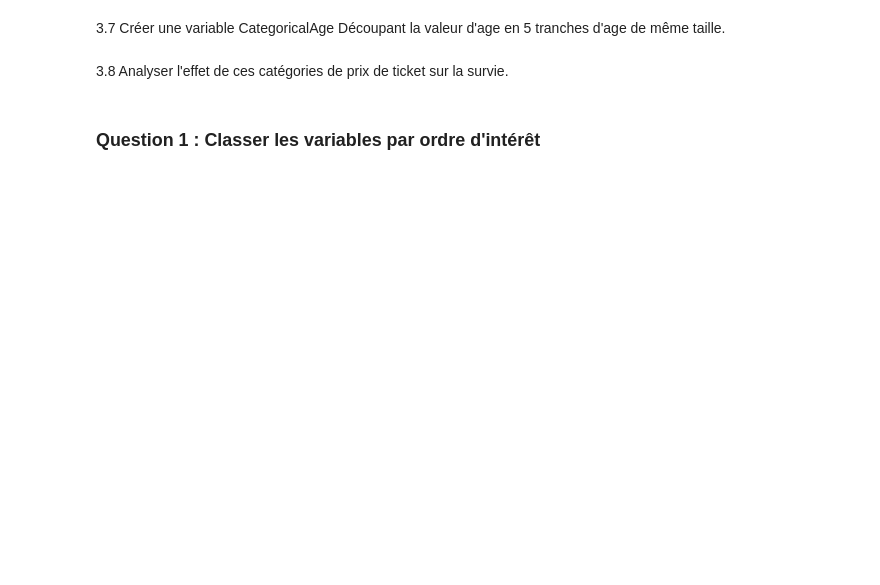
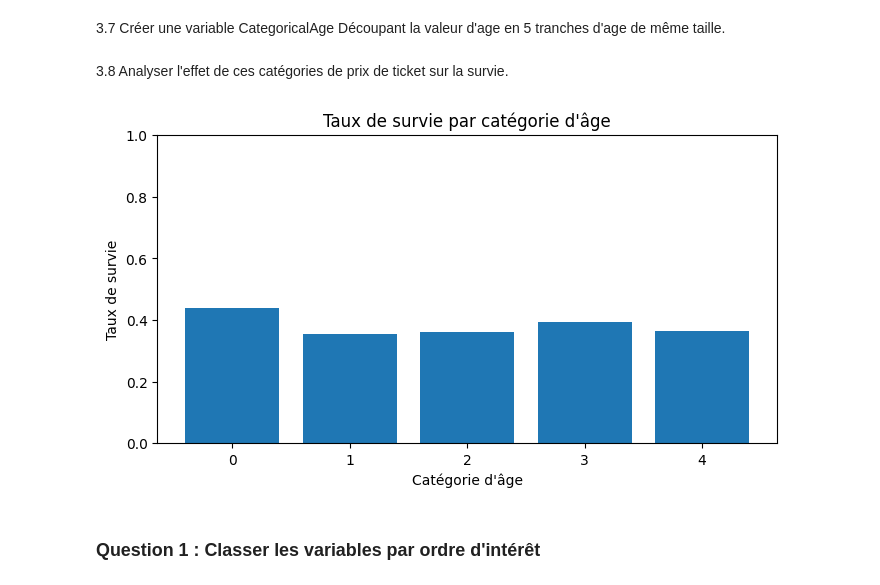
Before and after one commit to jeanlamarre16/datascience, a Jupyter notebook: TP2_prepa_feature.ipynb, the cells around one changed output. Drawn from its saved outputs; the diff is of its cells as text; code cells hidden in the pictures; blank space fills up the shorter version.

```diff
--- a/TP2_prepa_feature.ipynb
+++ b/TP2_prepa_feature.ipynb
@@ -397,3 +395,20 @@ plot_survival_by_categorical_fare(df_train)
 [figure]
 # %% [markdown]
 3.6 Combien de valeurs d'Age manquent ? Complète par des valeurs entières aléatoires entre (moyenne - écart type) et (moyenne + écart type).
+# %%
+def fill_age_na(df):
+    missing_age_count = df['Age'].isnull().sum()
+    print(f"Nombre de valeurs manquantes pour l'âge : {missing_age_count}")
+
+    age_moyen = df['Age'].mean()
+    std_age = df['Age'].std()
+    lower_bound = int(age_moyen - std_age)
+    upper_bound = int(age_moyen + std_age)
+
+    random_ages = np.random.randint(lower_bound, upper_bound, size=missing_age_count)
+    df.loc[df['Age'].isnull(), 'Age'] = random_ages
+
+    return df
+
+df_train = fill_age_na(df_train)
+df_test = fill_age_na(df_test)
@@ -400,6 +418,27 @@ plot_survival_by_categorical_fare(df_train)
 # %% [markdown]
 3.7 Créer une variable CategoricalAge Découpant la valeur d'age en 5 tranches d'age de même taille.
+# %%
+def create_categorical_age(df):
+    df['CategoricalAge'] = pd.qcut(df['Age'], 5, labels=False)
+    return df
+
+df_train = create_categorical_age(df_train)
+df_test = create_categorical_age(df_test)
 # %% [markdown]
 3.8 Analyser l'effet de ces catégories de prix de ticket sur la survie.
+# %%
+def plot_survival_by_categorical_age(df):
+    survival_rates = df.groupby('CategoricalAge')['Survived'].mean()
+    plt.figure(figsize=(8, 4))
+    plt.bar(survival_rates.index, survival_rates.values)
+    plt.title('Taux de survie par catégorie d\'âge')
+    plt.xlabel('Catégorie d\'âge')
+    plt.ylabel('Taux de survie')
+    plt.ylim(0, 1)
+    plt.show()
+
+plot_survival_by_categorical_age(df_train)
+# %% [output]
+[figure, added]
 # %% [markdown]
 ### Question 1 : Classer les variables par ordre d'intérêt
```
Also changed, not shown: parts of 11 cells of this notebook.
